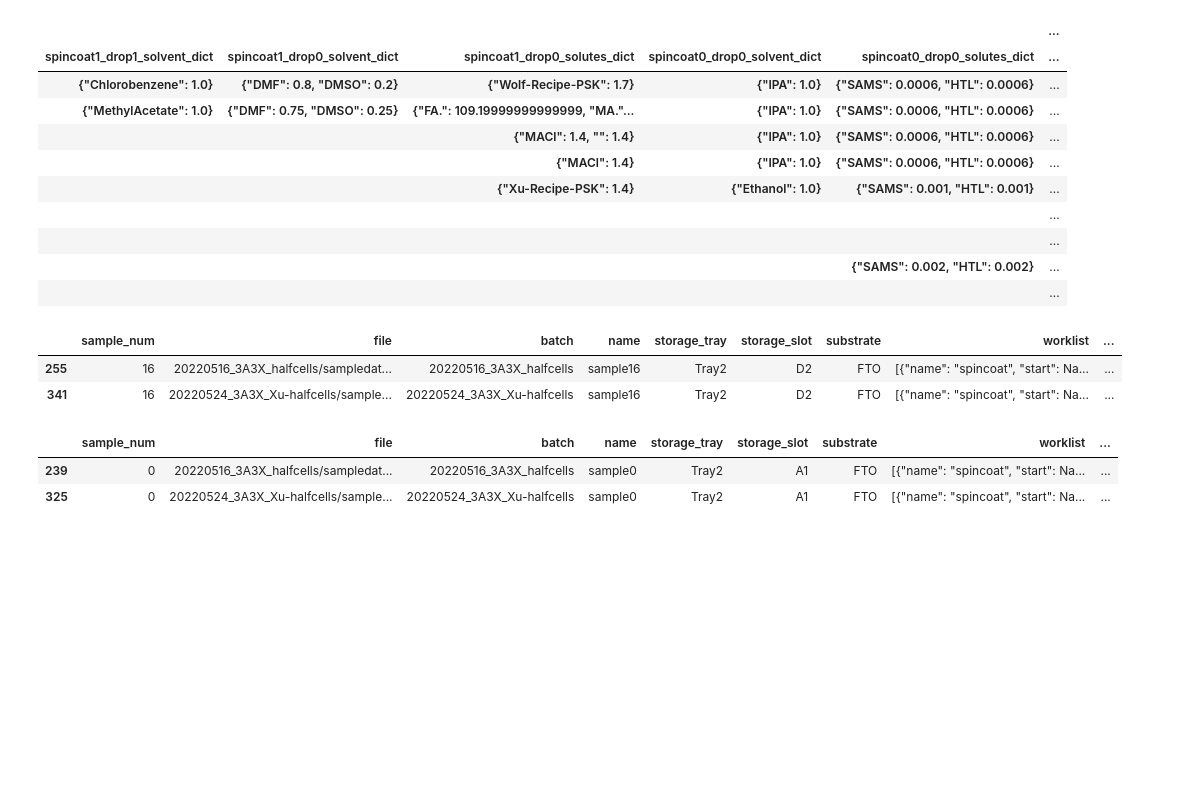
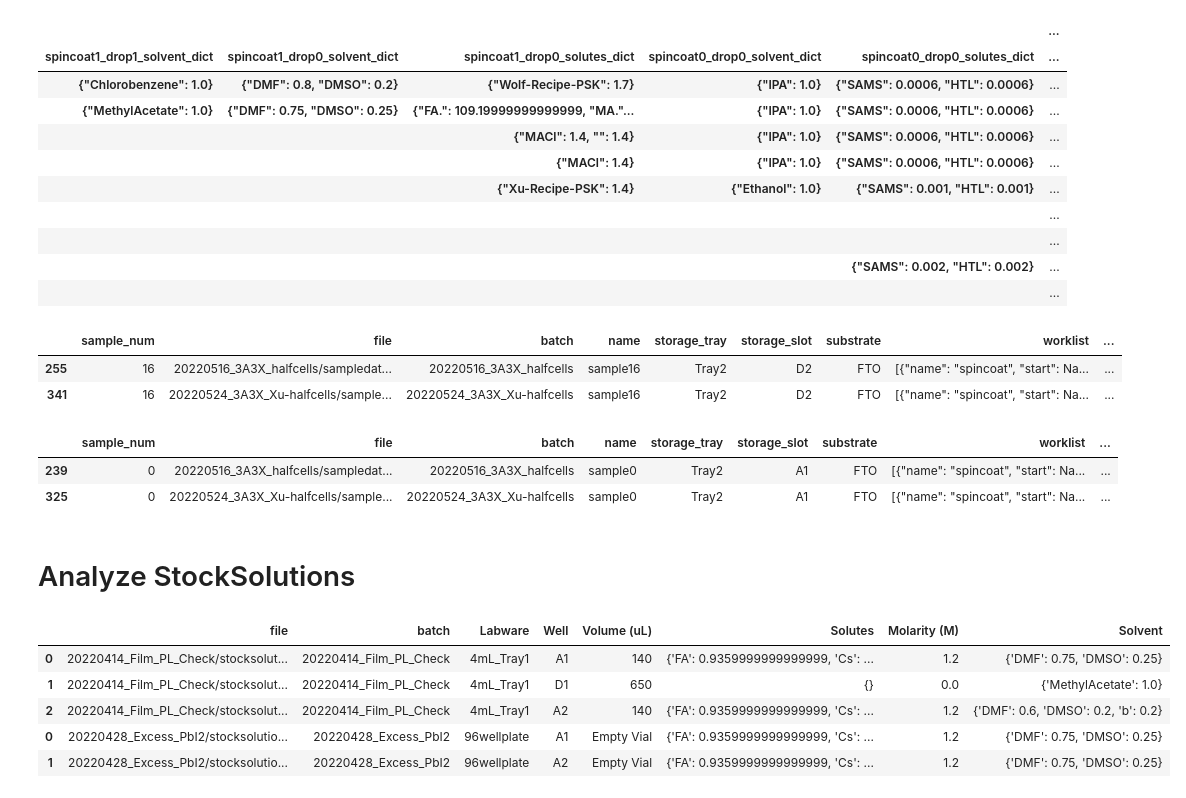
Before and after one commit to fenning-research-group/PASCAL_TrainView, a Jupyter notebook: input_eda.ipynb, the cells around one changed output. Cells and saved outputs as stored; diff of their text form; code cells hidden in the pictures; blank space fills up the shorter version.

Commit message:
stocksolution eda

```diff
--- a/input_eda.ipynb
+++ b/input_eda.ipynb
@@ -301,3 +301,14 @@ spins_5
 |  | sample_num | file | batch | name | storage_tray | storage_slot | substrate | worklist | ... |
 | 239 | 0 | 20220516_3A3X_halfcells/sampledat... | 20220516_3A3X_halfcells | sample0 | Tray2 | A1 | FTO | [{"name": "spincoat", "start": Na... | ... |
 | 325 | 0 | 20220524_3A3X_Xu-halfcells/sample... | 20220524_3A3X_Xu-halfcells | sample0 | Tray2 | A1 | FTO | [{"name": "spincoat", "start": Na... | ... |
+# %% [markdown]
+# Analyze StockSolutions
+# %%
+raw_solutiondf.head()
+# %% [output]
+|  | file | batch | Labware | Well | Volume (uL) | Solutes | Molarity (M) | Solvent |
+| 0 | 20220414_Film_PL_Check/stocksolut... | 20220414_Film_PL_Check | 4mL_Tray1 | A1 | 140 | {'FA': 0.9359999999999999, 'Cs': ... | 1.2 | {'DMF': 0.75, 'DMSO': 0.25} |
+| 1 | 20220414_Film_PL_Check/stocksolut... | 20220414_Film_PL_Check | 4mL_Tray1 | D1 | 650 | {} | 0.0 | {'MethylAcetate': 1.0} |
+| 2 | 20220414_Film_PL_Check/stocksolut... | 20220414_Film_PL_Check | 4mL_Tray1 | A2 | 140 | {'FA': 0.9359999999999999, 'Cs': ... | 1.2 | {'DMF': 0.6, 'DMSO': 0.2, 'b': 0.2} |
+| 0 | 20220428_Excess_PbI2/stocksolutio... | 20220428_Excess_PbI2 | 96wellplate | A1 | Empty Vial | {'FA': 0.9359999999999999, 'Cs': ... | 1.2 | {'DMF': 0.75, 'DMSO': 0.25} |
+| 1 | 20220428_Excess_PbI2/stocksolutio... | 20220428_Excess_PbI2 | 96wellplate | A2 | Empty Vial | {'FA': 0.9359999999999999, 'Cs': ... | 1.2 | {'DMF': 0.75, 'DMSO': 0.25} |
```
Also changed, not shown: parts of 3 cells of this notebook.
